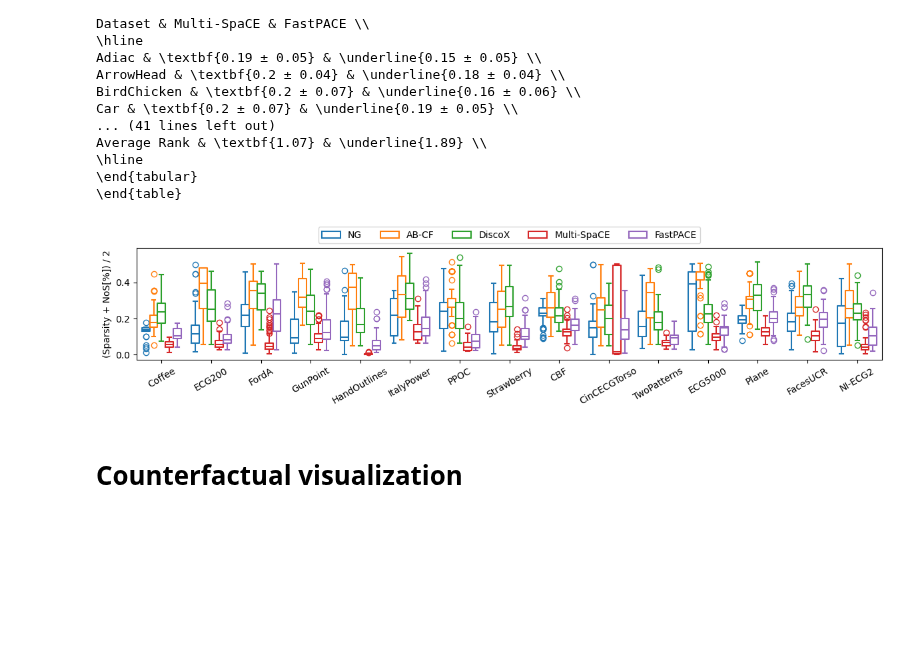
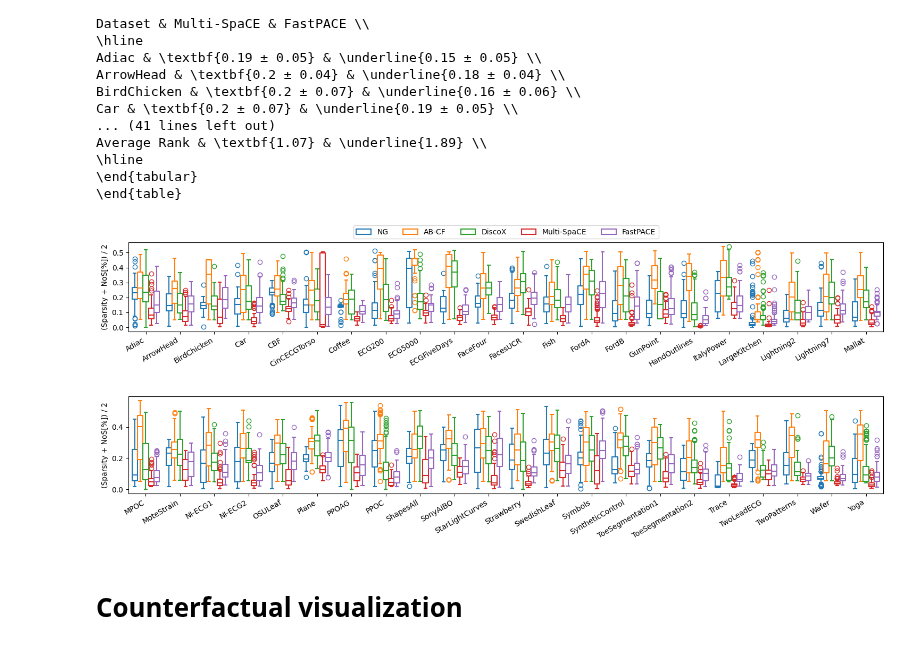
Before and after one commit to MarioRefoyo/FastPACE, a Jupyter notebook: experiments/evaluation/visualize_counterfactuals_mo_univariate.ipynb, the cells around one changed output. Cells and saved outputs as stored; diff of their text form; code cells hidden in the pictures; blank space fills up the shorter version.

```diff
--- a/experiments/evaluation/visualize_counterfactuals_mo_univariate.ipynb
+++ b/experiments/evaluation/visualize_counterfactuals_mo_univariate.ipynb
@@ -130,7 +137,11 @@ _d55bf7de98ef9e8fa9e58d00f94de6247d287a6b
 # %%
+with open('temp_results_all_uni.pickle', 'wb') as handle:
+    pickle.dump(results_all_datasets_df, handle, protocol=pickle.HIGHEST_PROTOCOL)
 with open('temp_aux_results_uni.pickle', 'wb') as handle:
     pickle.dump(mean_results_dict, handle, protocol=pickle.HIGHEST_PROTOCOL)
 # %%
+with open('temp_results_all_uni.pickle', 'rb') as handle:
+    results_all_datasets_df = pickle.load(handle)
 with open('temp_aux_results_uni.pickle', 'rb') as handle:
     mean_results_dict = pickle.load(handle)
 # %%
@@ -891,7 +902,7 @@ final_df = results_all_datasets_df.rename(columns={**metrics_trad_dict, **groupb
 final_df = final_df.replace({**rename_method_dict, **rename_dataset_dict})
 final_df['Validity'] = final_df['Validity'].astype(int)
 
-methods = ['NG', 'COMTE', 'AB-CF', 'DiscoX', 'Multi-SpaCE', "FastPACE"]
+methods = ['NG', 'AB-CF', 'DiscoX', 'Multi-SpaCE', "FastPACE"]
 
 aux_df = final_df.copy()
 aux_df = aux_df[aux_df["Method"].isin(methods)]
@@ -902,16 +913,30 @@ aux_df['Dataset_ord'] = aux_df['Dataset'].map( dict(zip(dataset_order, list(rang
 aux_df = aux_df.reset_index()
 aux_df = aux_df.sort_values(['Dataset_ord', 'Method_ord'], ascending=True)
 # %%
-plt.figure(figsize=(12, 3))
-ax = sns.boxplot(data=aux_df, x="Dataset", y="(Sparsity + NoS[%]) / 2", hue="Method", fill=False)
-# ax.legend(loc='upper right')
-sns.move_legend(ax, "lower center", bbox_to_anchor=(.5, 1), ncol=6, title=None)
-ax.set(xlabel=None)
-plt.xticks(rotation=30)
-plt.tight_layout()
-plt.savefig('./experiments/results/img_univariate-sparsity-contiguity.PNG', dpi=300)
+n_datasets = len(dataset_order)
+mid = n_datasets // 2
+
+dataset_groups = [dataset_order[:mid],dataset_order[mid:]]
+
+# ----------------------------
+# Plot each half separately
+# ----------------------------
+for i, datasets_i in enumerate(dataset_groups, start=1):
+    plot_df = aux_df[aux_df["Dataset"].isin(datasets_i)].copy()
+    plt.figure(figsize=(15, 3))
+    ax = sns.boxplot(data=plot_df,x="Dataset",y="(Sparsity + NoS[%]) / 2",hue="Method",order=datasets_i,hue_order=methods,fill=False)
+    if i == 1:
+        sns.move_legend(ax,"lower center",bbox_to_anchor=(0.5, 1),ncol=6,title=None)
+    else:
+        ax.get_legend().remove()
+    ax.set(xlabel=None)
+    plt.xticks(rotation=30, ha='right')
+    plt.tight_layout()
+    plt.savefig(f'./experiments/results/img_univariate-sparsity-contiguity_part{i}.PNG',dpi=300,bbox_inches='tight')
+    plt.show()
 # %% [output]
-[figure, old version]
+[figure, new version]
+[figure, added]
 # %% [markdown]
 # Counterfactual visualization
 # %%
```
Also changed, not shown: parts of 7 cells of this notebook, 21 other files.
